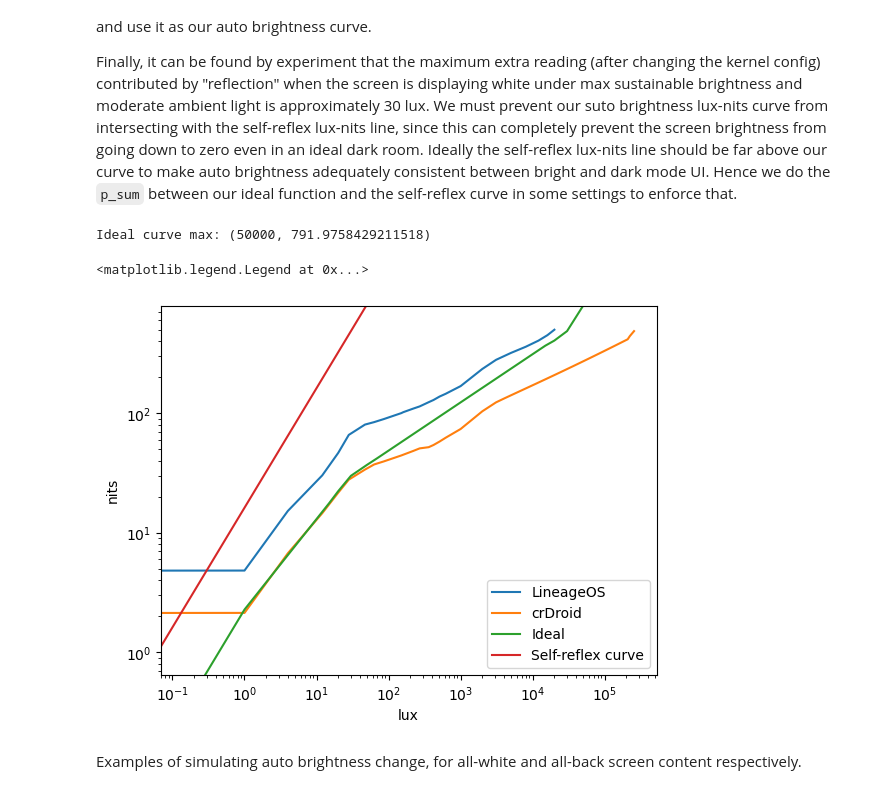
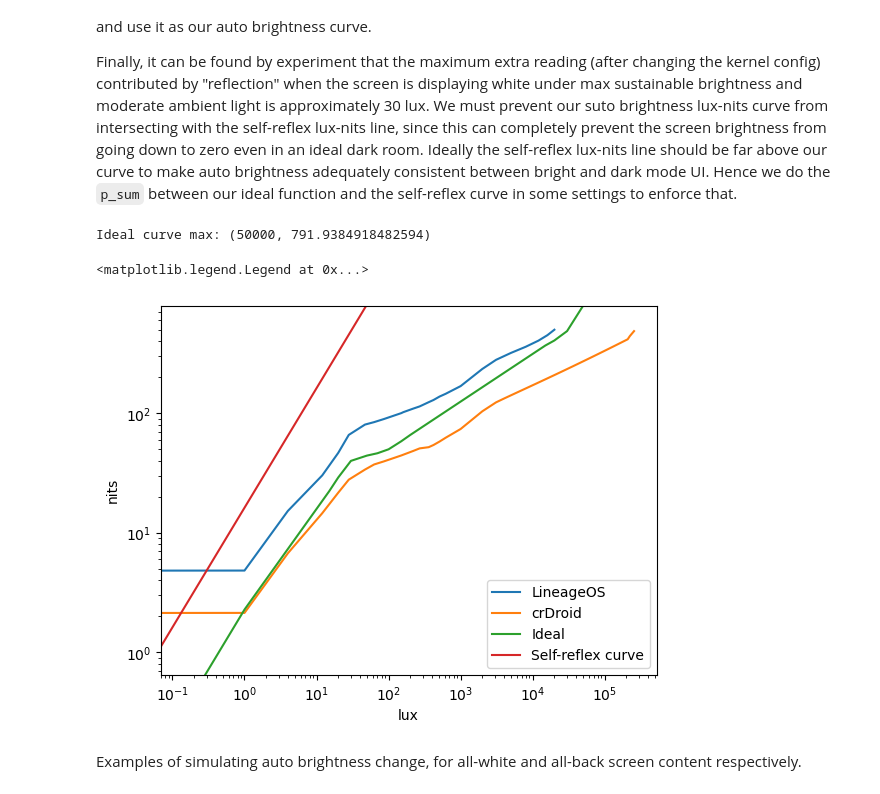
Before and after one commit to yezhiyi9670-aosp-forks/shared-android_device_oneplus_lemonades, a Jupyter notebook: docs/brightness_remap_calculations/calc.ipynb, the cells around one changed output. Cells and saved outputs as stored; diff of their text form; code cells hidden in the pictures.

```diff
--- a/docs/brightness_remap_calculations/calc.ipynb
+++ b/docs/brightness_remap_calculations/calc.ipynb
@@ -514,36 +514,37 @@ def curve_topoff(xs, ys, max_y, keep_tail = False):
 ideal_auto_lux, ideal_auto_nits = make_ideal_lux_nits(lambda item:
     # p_sum(
         log_splend(
             item,
             0.08,
             (1, list_to_list_linear_map(9, oos_register_key_points, oos_nits_key_points)),
-            (30, 30),
+            (30, 40),
+            (100, 50),
             (30000, max_sustainable_nits),
             (50000, max_hbm_nits),
         )
     #     , item * 0.5 / max_sustainable_reflex_lux * max_sustainable_nits,
     #     -1
     # )
 )
 plt.plot(ideal_auto_lux, ideal_auto_nits, label='Ideal')
 print(f'Ideal curve max: ({max(*ideal_auto_lux)}, {max(*ideal_auto_nits)})')
 
 auto_lux = ideal_auto_lux
 auto_nits = ideal_auto_nits
 plt.xscale('log')
 plt.yscale('log')
 plt.xlabel('lux')
 plt.ylabel('nits')
 plt.ylim(0, max_hbm_nits)
 
 auto_reflex_white_lux = [item / max_sustainable_nits * max_sustainable_reflex_lux for item in auto_nits]
 auto_reflex_black_lux = [0.0 for item in auto_nits]
 plt.plot(auto_reflex_white_lux, auto_nits, label='Self-reflex curve')
 plt.legend()
 # %% [output]
-Ideal curve max: (50000, 791.9758429211518)
+Ideal curve max: (50000, 791.9384918482594)
 <matplotlib.legend.Legend at 0x...>
-[figure, old version]
+[figure, new version]
 # %% [markdown]
 Examples of simulating auto brightness change, for all-white and all-back screen content respectively.
 # %%
```
Also changed, not shown: parts of 4 cells of this notebook, 2 other files.
